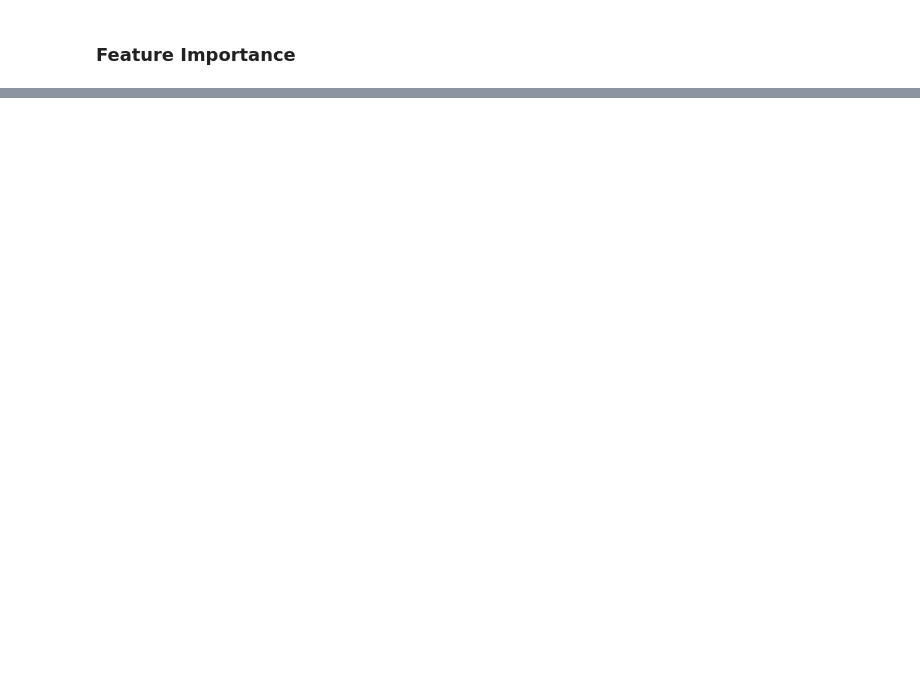
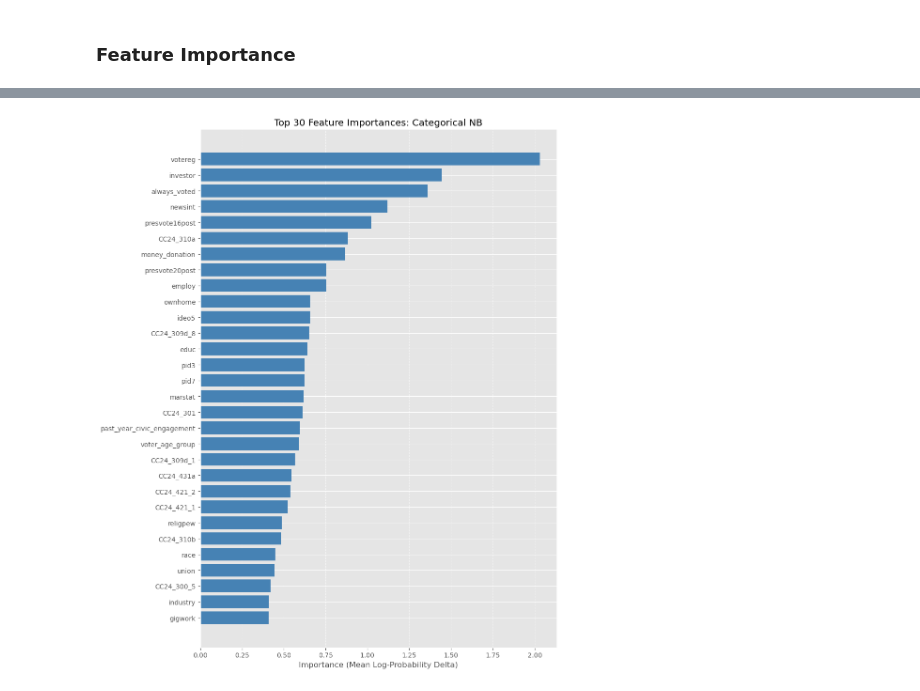
Before and after one commit to agtrinidad/s26-hnz-voter-predictors, a Jupyter notebook: s26_midterm_project_g17.ipynb, the cells around one changed output, grey strips where cells are left out. Drawn from its saved outputs; the diff is of its cells as text; code cells hidden in the pictures; blank space fills up the shorter version.

```diff
--- a/s26_midterm_project_g17.ipynb
+++ b/s26_midterm_project_g17.ipynb
@@ -1456,0 +1461,3 @@ May or may not do this
+# %%
+# Given naive assumes categorical, make age buckets for modeling
+filtered_df['voter_age_group'] = pd.cut(filtered_df['VoterAge'], bins=[17, 29, 44, 64, 130], labels=['18-29', '30-44', '45-64', '65+'])
@@ -1456,0 +2266,35 @@ May or may not do this
+# %%
+# 1. Access the underlying model from the GridSearch object
+best_model = grid_search_b.best_estimator_
+
+importances = []
+for i in range(len(X.columns)):
+    # Access the log probabilities from the best estimator
+    log_probs = best_model.feature_log_prob_[i]
+
+    # Calculate the average magnitude of the difference between class 0 (No Vote) and 1 (Vote)
+    # This measures how much this feature discriminates between the two outcomes
+    diff = np.mean(np.abs(log_probs[0] - log_probs[1]))
+    importances.append(diff)
+
+# 2. Prepare Data for Plotting
+feat_importance = pd.DataFrame({
+    'Feature': X.columns,
+    'Importance': importances
+}).sort_values(by='Importance', ascending=True)
+
+# 3. Graphing
+# Since you have 90 features, showing just the top 30 makes the chart readable
+top_n = 30
+plot_data = feat_importance.tail(top_n)
+
+plt.figure(figsize=(10, 12))
+plt.barh(plot_data['Feature'], plot_data['Importance'], color='steelblue')
+plt.xlabel('Importance (Mean Log-Probability Delta)')
+plt.title(f'Top {top_n} Feature Importances: Categorical NB')
+plt.grid(axis='x', linestyle='--', alpha=0.6)
+
+plt.tight_layout()
+plt.show()
+# %% [output]
+[figure, added]
```
Also changed, not shown: parts of 64 cells of this notebook.
